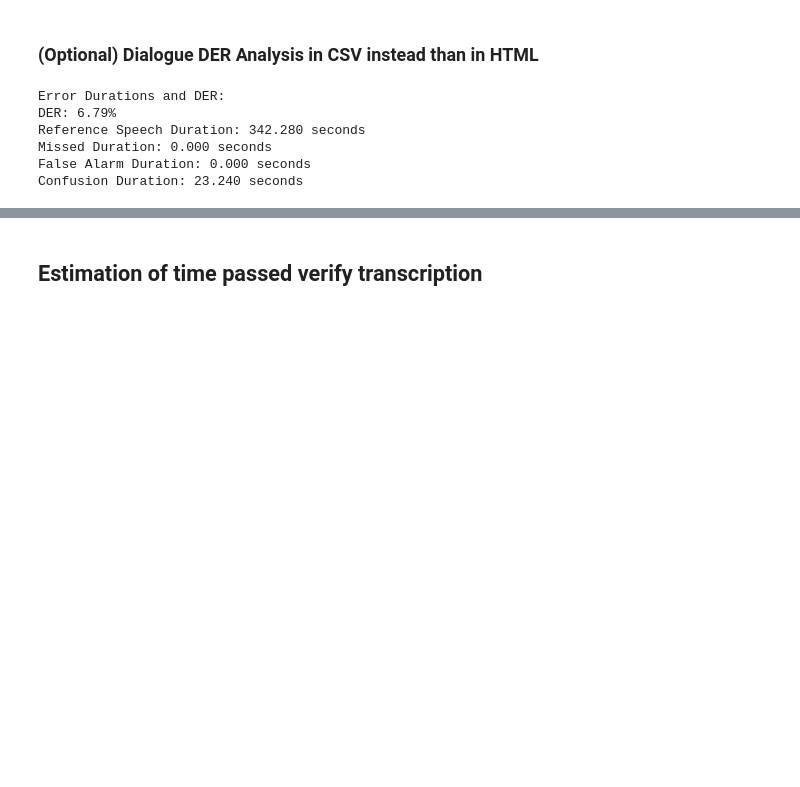
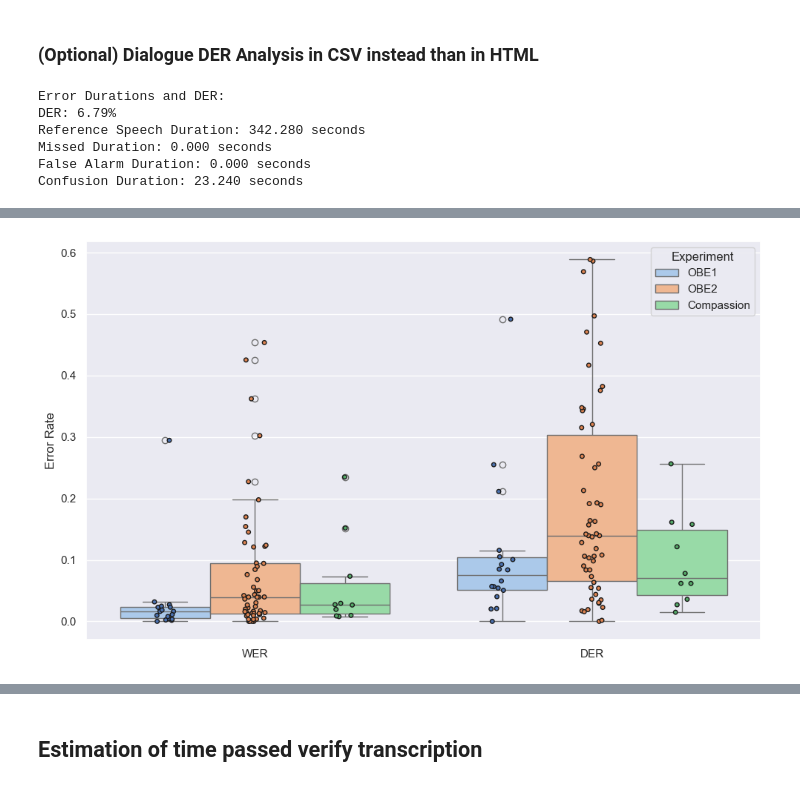
Before and after one commit to AfroDeivid/automatic-interviews-processing, a Jupyter notebook: src/evaluation.ipynb, the cells around one changed output, grey strips where cells are left out. Saved outputs shown, nothing was run; the diff lists cells and outputs as text; code cells hidden in the pictures; blank space fills up the shorter version.

```diff
--- a/src/evaluation.ipynb
+++ b/src/evaluation.ipynb
@@ -112,0 +108,8 @@ df = pd.read_csv('../evaluation/metrics_none.csv')
+# %%
+# Create a mapping of Filename to Experiment
+df_audio = pd.read_csv('./outputs/audio_data.csv')
+filename_to_experiment = dict(zip(df_audio['File_name'],df_audio['Experiment']))
+
+df = pd.read_csv('../evaluation/metrics.csv')
+df['Experiment'] = df['Filename'].map(filename_to_experiment)
+df
@@ -216,0 +233,30 @@ plot_wer_vs_der_scatter(df)
+# %%
+def plot_boxplot_experiment(df):
+    """
+    Plots box plots for WER and DER, grouped by Experiment.
+
+    Args:
+        df (pd.DataFrame): DataFrame containing the metrics and Experiment column.
+    """
+    plt.figure(figsize=(10, 6))
+
+    # Melt the DataFrame for easier plotting with Seaborn
+    melted_df = df.melt(id_vars=['Filename', 'Experiment'],
+                        value_vars=['WER', 'DER'],
+                        var_name='Metric',
+                        value_name='Value')
+
+    # Create the boxplot with Experiment as hue
+    sns.boxplot(x='Metric', y='Value', hue='Experiment', data=melted_df, palette='pastel')
+    sns.stripplot(x='Metric', y='Value', hue='Experiment', data=melted_df, size=4, linewidth=1,dodge=True, jitter=True, legend=False, edgecolor="k")
+
+    plt.ylabel('Error Rate')
+    plt.xlabel('')
+    #plt.title('Boxplots of WER and DER by Experiment')
+    plt.legend(title='Experiment')
+    plt.tight_layout()
+    plt.show()
+
+plot_boxplot_experiment(df)
+# %% [output]
+[figure, added]
```
Also changed, not shown: parts of 12 cells of this notebook, 11 other files.
